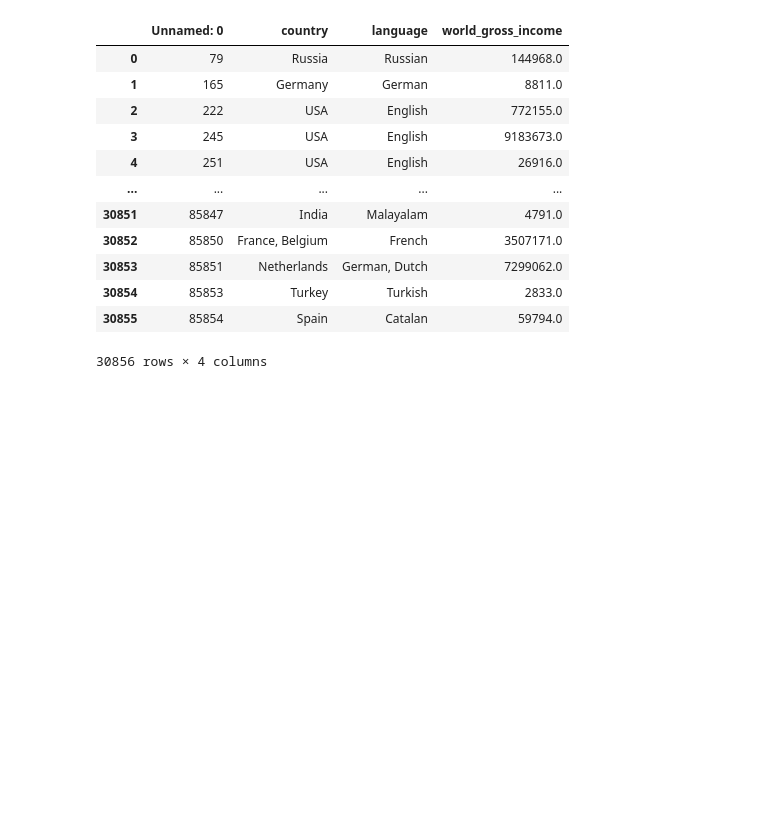
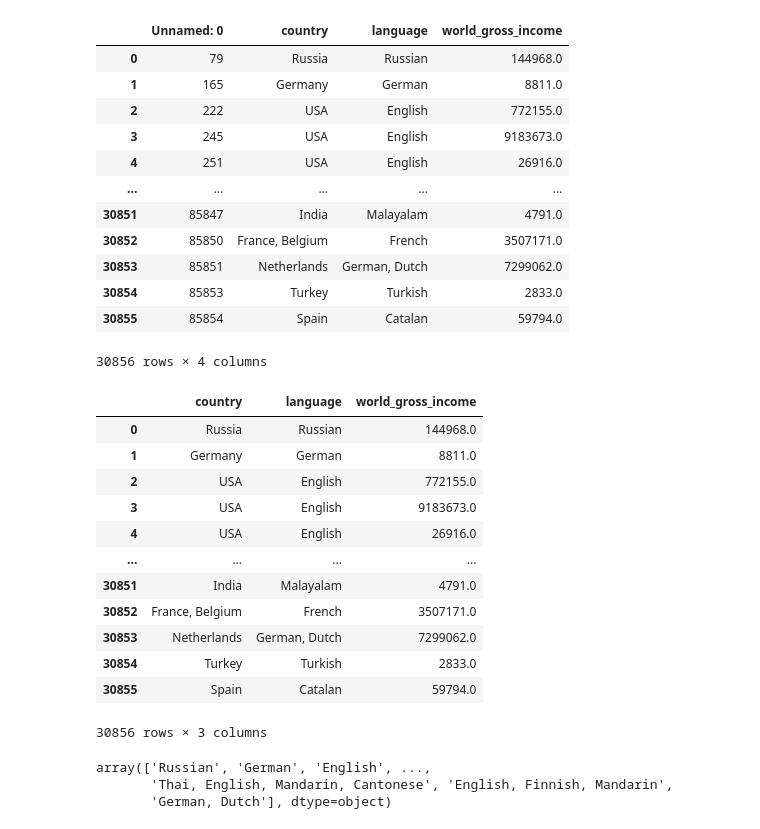
Before and after one commit to eliot1335/Final-Project, a Jupyter notebook: ML_Cora.ipynb, the cells around one changed output. Drawn from its saved outputs; the diff is of its cells as text; code cells hidden in the pictures; blank space fills up the shorter version.

```diff
--- a/ML_Cora.ipynb
+++ b/ML_Cora.ipynb
@@ -23,3 +22,26 @@ ml_movies
 | 30854 | 85853 | Turkey | Turkish | 2833.0 |
 | 30855 | 85854 | Spain | Catalan | 59794.0 |
 30856 rows × 4 columns
+# %%
+ml_movies= ml_movies.drop("Unnamed: 0", axis=1)
+ml_movies
+# %% [output]
+|  | country | language | world_gross_income |
+| 0 | Russia | Russian | 144968.0 |
+| 1 | Germany | German | 8811.0 |
+| 2 | USA | English | 772155.0 |
+| 3 | USA | English | 9183673.0 |
+| 4 | USA | English | 26916.0 |
+| ... | ... | ... | ... |
+| 30851 | India | Malayalam | 4791.0 |
+| 30852 | France, Belgium | French | 3507171.0 |
+| 30853 | Netherlands | German, Dutch | 7299062.0 |
+| 30854 | Turkey | Turkish | 2833.0 |
+| 30855 | Spain | Catalan | 59794.0 |
+30856 rows × 3 columns
+# %%
+ml_movies["language"].unique()
+# %% [output]
+array(['Russian', 'German', 'English', ...,
+       'Thai, English, Mandarin, Cantonese', 'English, Finnish, Mandarin',
+       'German, Dutch'], dtype=object)
```
Also changed, not shown: parts of 10 cells of this notebook.
